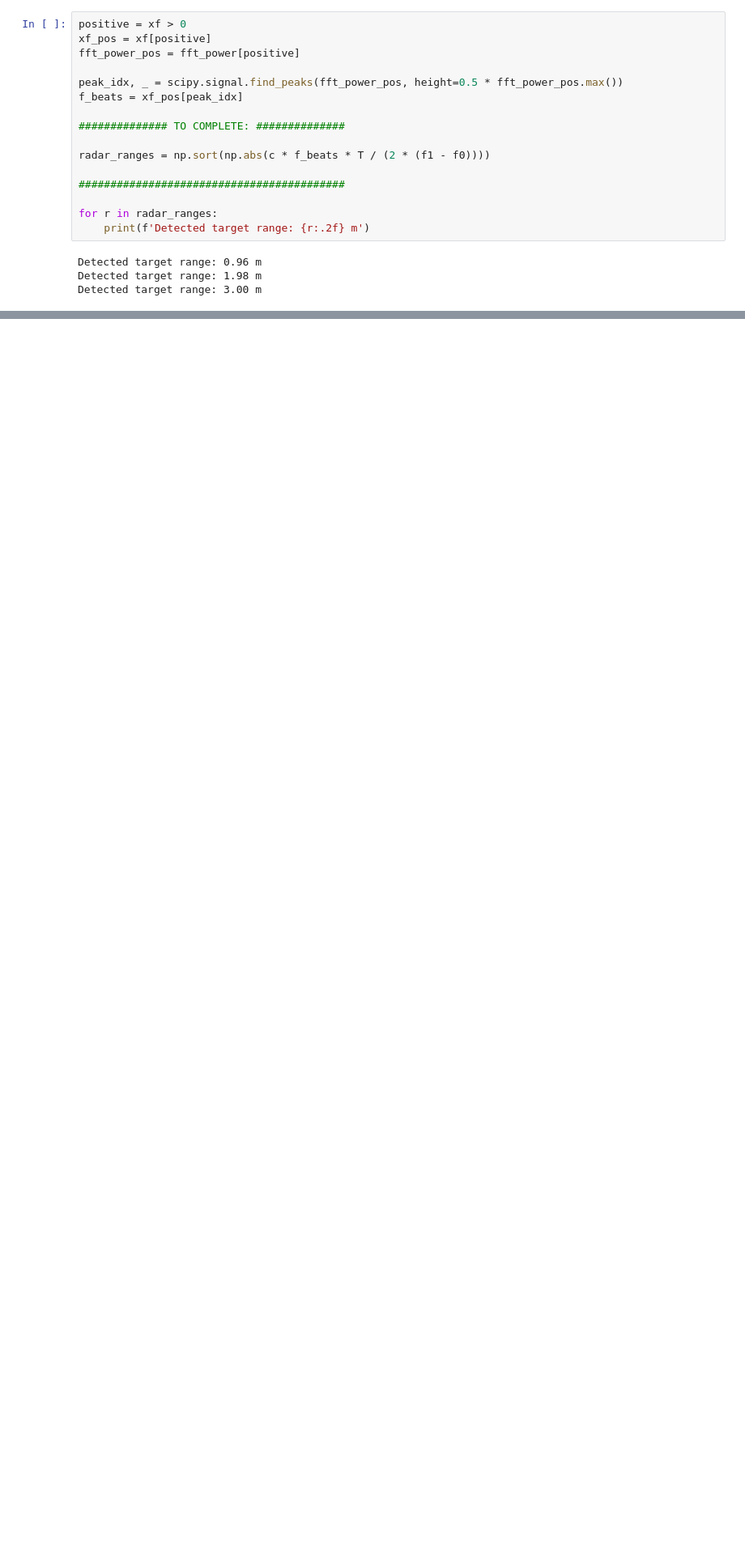
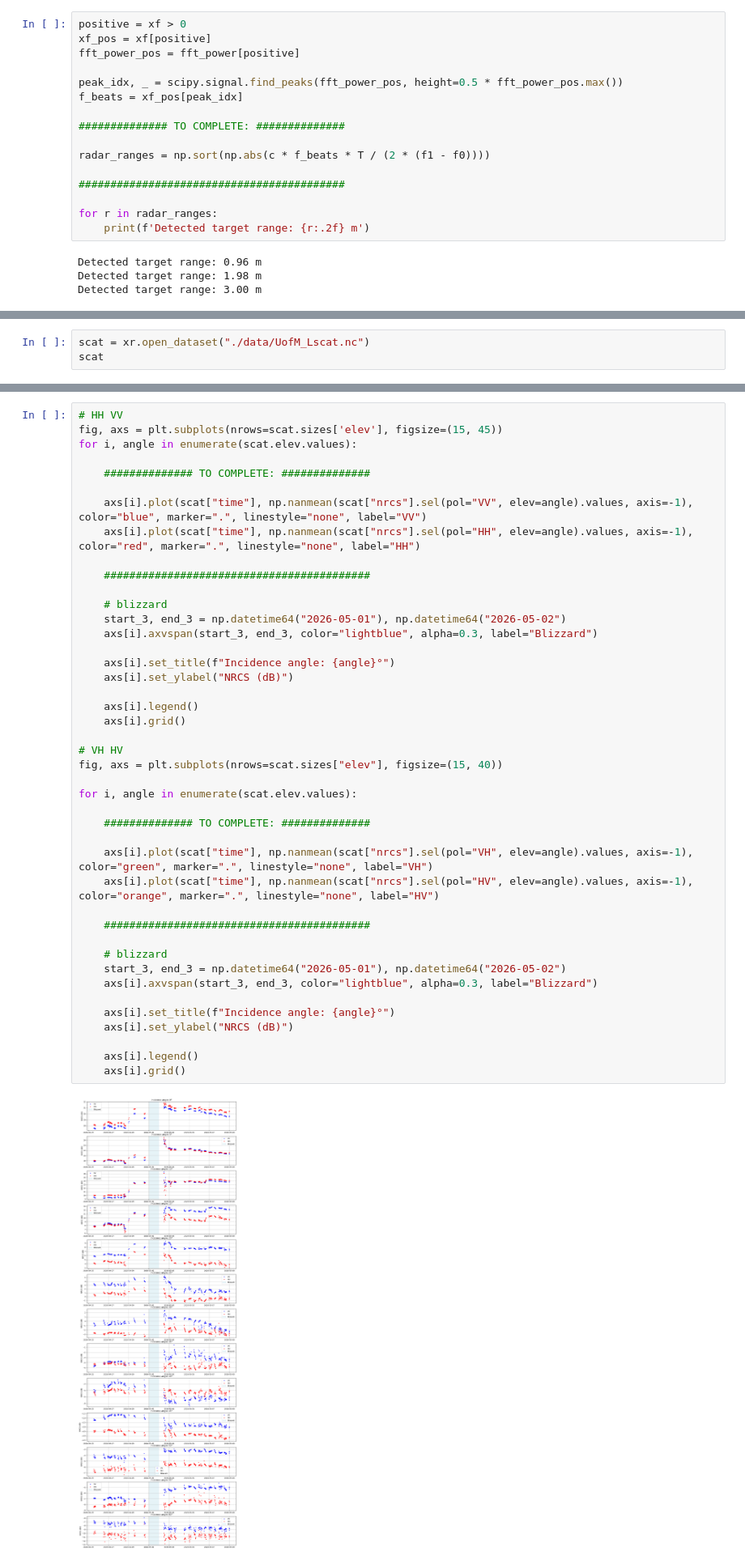
Before and after one commit to lorisdanjou/exercise_CEMSIE, a Jupyter notebook: CEMSIE_exercise.ipynb, the cells around one changed output, grey strips where cells are left out. Shown at 81% size. Drawn from its saved outputs; the diff is of its cells as text; blank space fills up the shorter version.

Commit message:
added scat and tls read + scat timeseries.

```diff
--- a/CEMSIE_exercise.ipynb
+++ b/CEMSIE_exercise.ipynb
@@ -310,0 +314,3 @@ Detected target range: 3.00 m
+# %%
+scat = xr.open_dataset("./data/UofM_Lscat.nc")
+scat
@@ -310,0 +328,45 @@ Detected target range: 3.00 m
+# %%
+# HH VV
+fig, axs = plt.subplots(nrows=scat.sizes['elev'], figsize=(15, 45))
+for i, angle in enumerate(scat.elev.values):
+
+    ############## TO COMPLETE: ##############
+
+    axs[i].plot(scat["time"], np.nanmean(scat["nrcs"].sel(pol="VV", elev=angle).values, axis=-1), color="blue", marker=".", linestyle="none", label="VV")
+    axs[i].plot(scat["time"], np.nanmean(scat["nrcs"].sel(pol="HH", elev=angle).values, axis=-1), color="red", marker=".", linestyle="none", label="HH")
+
+    ##########################################
+
+    # blizzard
+    start_3, end_3 = np.datetime64("2026-05-01"), np.datetime64("2026-05-02")
+    axs[i].axvspan(start_3, end_3, color="lightblue", alpha=0.3, label="Blizzard")
+
+    axs[i].set_title(f"Incidence angle: {angle}°")
+    axs[i].set_ylabel("NRCS (dB)")
+
+    axs[i].legend()
+    axs[i].grid()
+
+# VH HV
+fig, axs = plt.subplots(nrows=scat.sizes["elev"], figsize=(15, 40))
+
+for i, angle in enumerate(scat.elev.values):
+
+    ############## TO COMPLETE: ##############
+
+    axs[i].plot(scat["time"], np.nanmean(scat["nrcs"].sel(pol="VH", elev=angle).values, axis=-1), color="green", marker=".", linestyle="none", label="VH")
+    axs[i].plot(scat["time"], np.nanmean(scat["nrcs"].sel(pol="HV", elev=angle).values, axis=-1), color="orange", marker=".", linestyle="none", label="HV")
+
+    ##########################################
+
+    # blizzard
+    start_3, end_3 = np.datetime64("2026-05-01"), np.datetime64("2026-05-02")
+    axs[i].axvspan(start_3, end_3, color="lightblue", alpha=0.3, label="Blizzard")
+
+    axs[i].set_title(f"Incidence angle: {angle}°")
+    axs[i].set_ylabel("NRCS (dB)")
+
+    axs[i].legend()
+    axs[i].grid()
+# %% [output]
+[figure, added]
```
Also changed, not shown: parts of 12 cells of this notebook, 2 other files.
